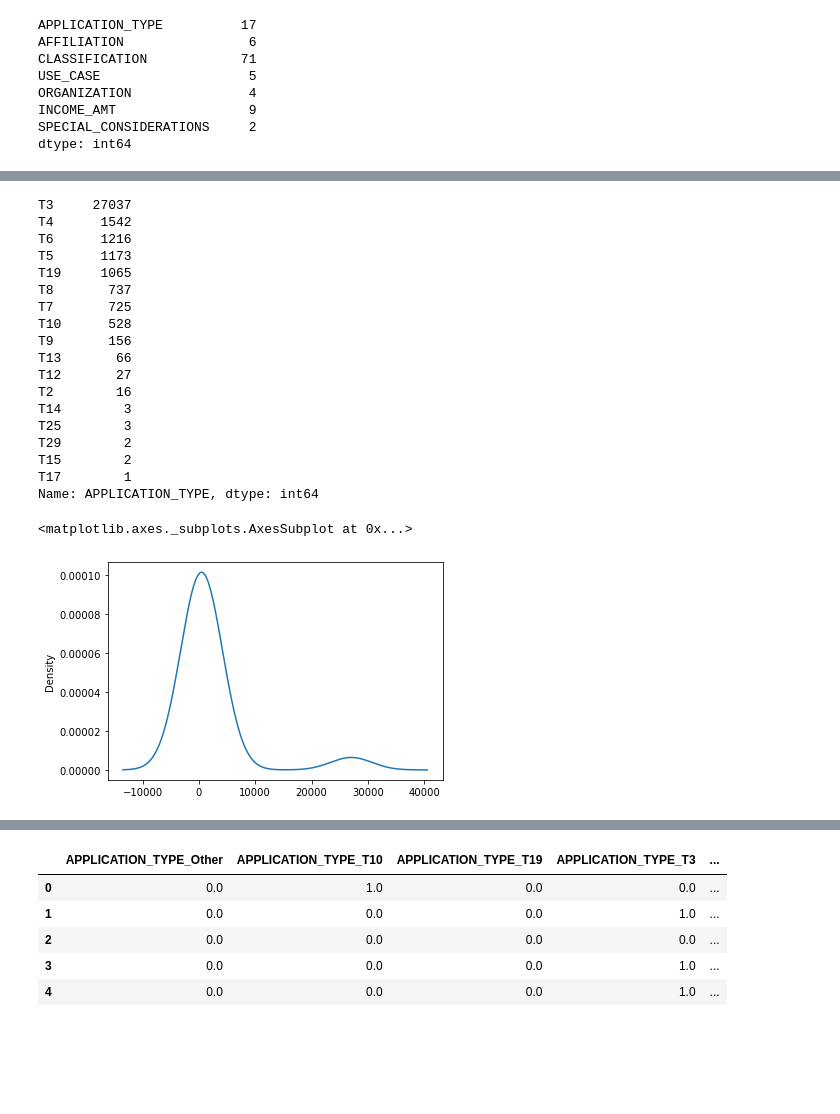
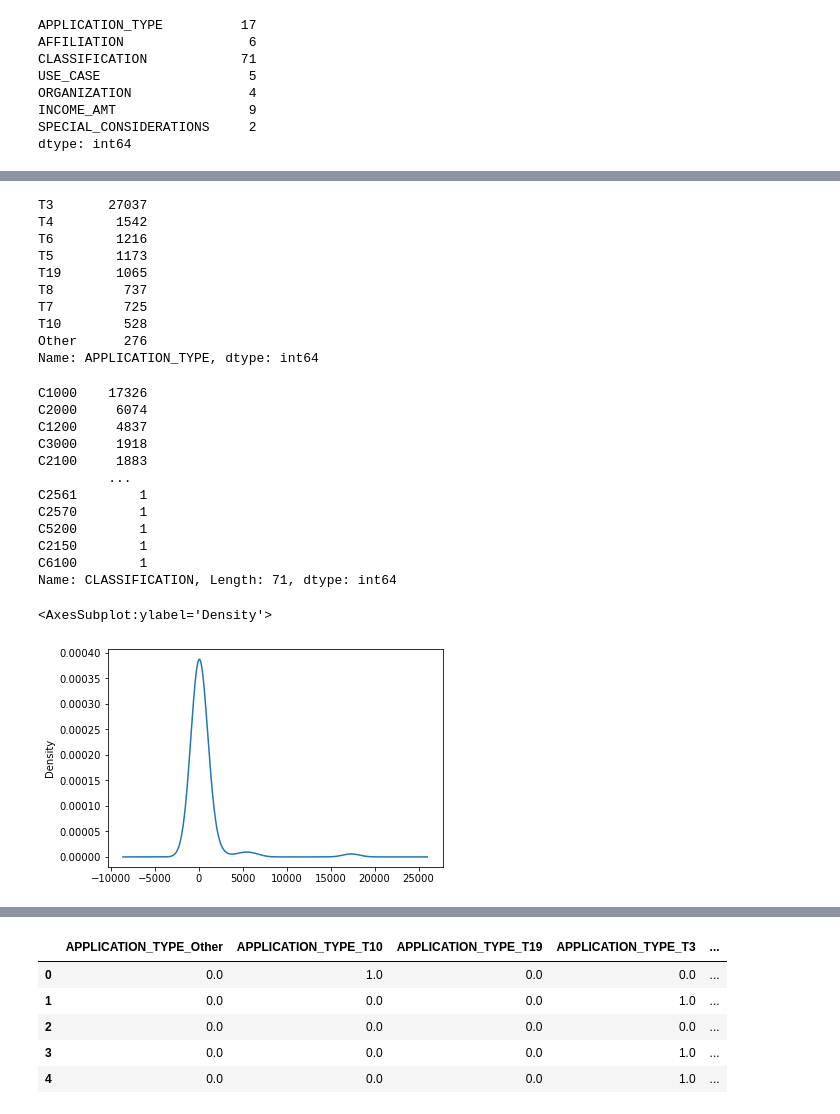
Before and after one commit to Christopheremorgan/Neural_Network_Charity_Analysis, a Jupyter notebook: AlphabetSoupCharity.ipynb, the cells around one changed output, grey strips where cells are left out. Drawn from its saved outputs; the diff is of its cells as text; code cells hidden in the pictures; blank space fills up the shorter version.

```diff
--- a/AlphabetSoupCharity.ipynb
+++ b/AlphabetSoupCharity.ipynb
@@ -63,3 +63,8 @@ ORGANIZATION               4
 INCOME_AMT                 9
 SPECIAL_CONSIDERATIONS     2
 dtype: int64
+# %%
+# Look at APPLICATION_TYPE value counts for binning
+# Print out the Country value counts
+app_type_counts = application_df.APPLICATION_TYPE.value_counts()
+app_type_counts
@@ -66,29 +96,45 @@ dtype: int64
+# %%
+# Determine which values to replace if counts are less than ...?
+replace_application = list(app_type_counts[app_type_counts < 500].index)
+
+# Replace in dataframe
+for app in replace_application:
+    application_df.APPLICATION_TYPE = application_df.APPLICATION_TYPE.replace(app,"Other")
+
+# Check to make sure binning was successful
+application_df.APPLICATION_TYPE.value_counts()
+# %% [output]
+T3       27037
+T4        1542
+T6        1216
+T5        1173
+T19       1065
+T8         737
+T7         725
+T10        528
+Other      276
+Name: APPLICATION_TYPE, dtype: int64
 # %%
-# Look at APPLICATION_TYPE value counts for binning
-#  YOUR CODE GOES HERE
+# Look at CLASSIFICATION value counts for binning
+class_counts = application_df.CLASSIFICATION.value_counts()
+class_counts
 # %% [output]
-T3     27037
-T4      1542
-T6      1216
-T5      1173
-T19     1065
-T8       737
-T7       725
-T10      528
-T9       156
-T13       66
-T12       27
-T2        16
-T14        3
-T25        3
-T29        2
-T15        2
-T17        1
-Name: APPLICATION_TYPE, dtype: int64
+C1000    17326
+C2000     6074
+C1200     4837
+C3000     1918
+C2100     1883
+         ...
+C2561        1
+C2570        1
+C5200        1
+C2150        1
+C6100        1
+Name: CLASSIFICATION, Length: 71, dtype: int64
 # %%
-# Visualize the value counts of APPLICATION_TYPE
-#  YOUR CODE GOES HERE
+# Visualize the value counts of CLASSIFICATION
+class_counts.plot.density()
 # %% [output]
-<matplotlib.axes._subplots.AxesSubplot at 0x...>
+<AxesSubplot:ylabel='Density'>
-[figure, old version]
+[figure, new version]
 # %%
```
Also changed, not shown: parts of 12 cells of this notebook, 1 other file.
